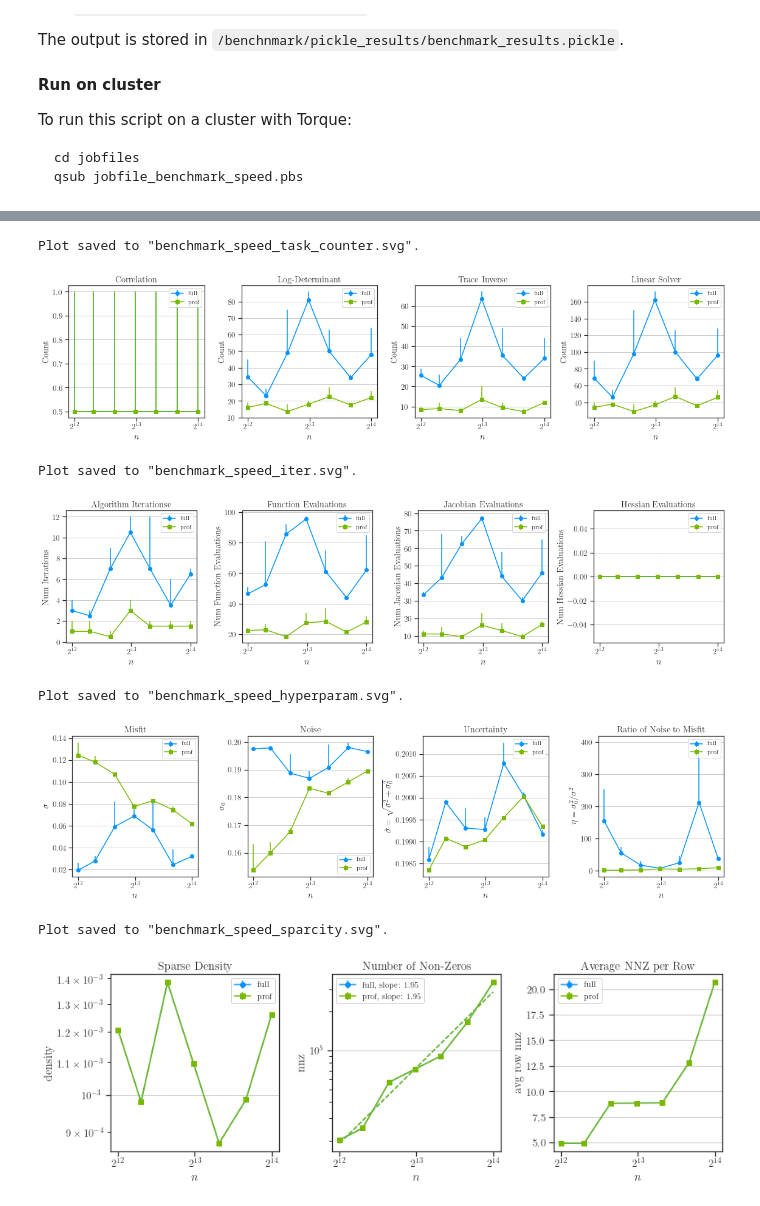
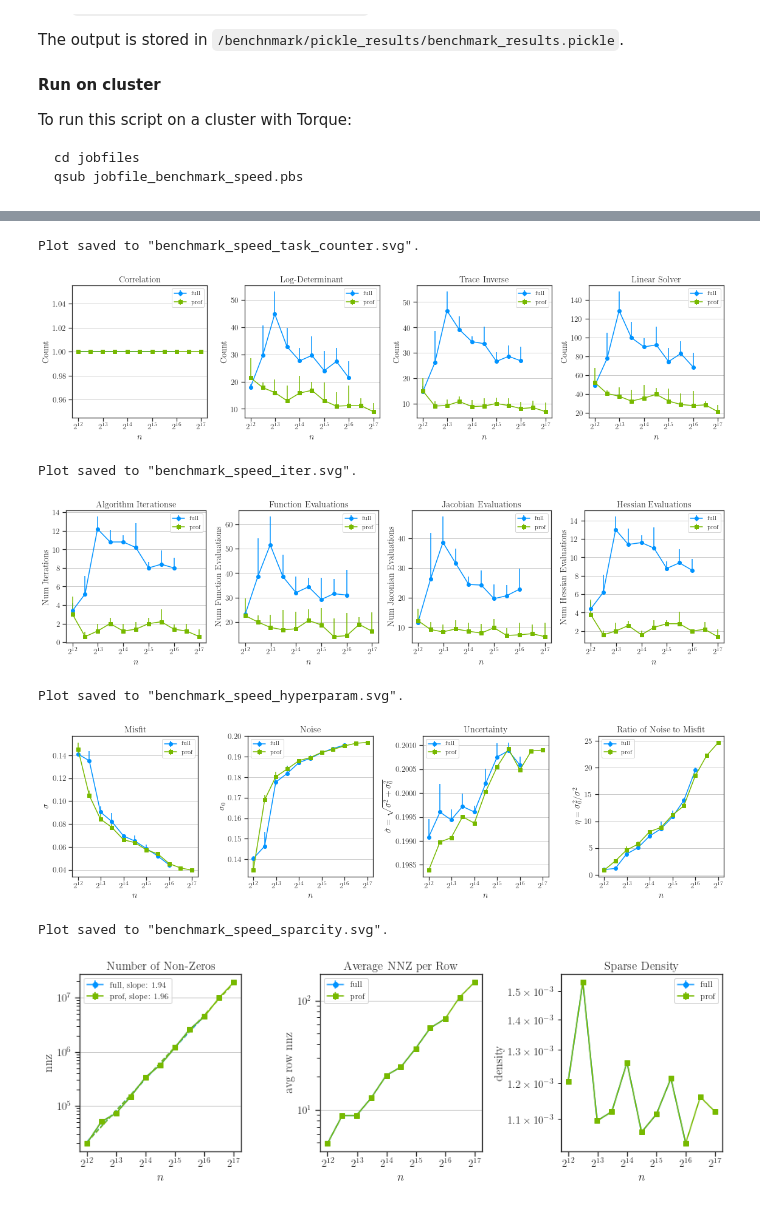
Before and after one commit to ameli/glearn, a Jupyter notebook: benchmark/notebooks/plot_benchmark_speed.ipynb, the cells around one changed output, grey strips where cells are left out. Drawn from its saved outputs; the diff is of its cells as text; code cells hidden in the pictures.

Commit message:
approx prof likelihood

```diff
--- a/benchmark/notebooks/plot_benchmark_speed.ipynb
+++ b/benchmark/notebooks/plot_benchmark_speed.ipynb
@@ -43,6 +43,8 @@ plt.rcParams['svg.fonttype'] = 'none'
 benchmark_dir = '..'
 # base_filename = 'benchmark_speed_dense'
 base_filename = 'benchmark_speed'
+#base_filename = 'benchmark_speed_newton_cg'
+#base_filename = 'benchmark_speed_cg'
 #base_filename = 'benchmark_speed_sparse_cg'
 #base_filename = 'benchmark_speed_sparse_ncg'
 results_filename = join(benchmark_dir, 'pickle_results', base_filename + '.pickle')
@@ -77,19 +79,27 @@ def read(var_name, key):
     """
 
     var = {}
+
     var['full'] = numpy.zeros((num_data, repeat), dtype=float)
     var['prof'] = numpy.zeros((num_data, repeat), dtype=float)
 
     for i in range(num_data):
         for j in range(repeat):
 
-            if key in results[i]['full_likelihood'][j]:
-                if var_name in results[i]['full_likelihood'][j][key]:
-                    var['full'][i, j] = results[i]['full_likelihood'][j][key][var_name]
+            if j < len(results[i]['full_likelihood']):
+                if key in results[i]['full_likelihood'][j]:
+                    if var_name in results[i]['full_likelihood'][j][key]:
+                        var['full'][i, j] = results[i]['full_likelihood'][j][key][var_name]
+            else:
+                var['full'][i, j] = numpy.nan
 
-            if key in results[i]['prof_likelihood'][j]:
-                if var_name in results[i]['prof_likelihood'][j][key]:
-                    var['prof'][i, j] = results[i]['prof_likelihood'][j][key][var_name]
+
+            if j < len(results[i]['prof_likelihood']):
+                if key in results[i]['prof_likelihood'][j]:
+                    if var_name in results[i]['prof_likelihood'][j][key]:
+                        var['prof'][i, j] = results[i]['prof_likelihood'][j][key][var_name]
+            else:
+                var['prof'][i, j] = numpy.nan
 
     return var
 
@@ -132,14 +142,21 @@ max_fun_rel = numpy.zeros((num_data, repeat), dtype=float)
 
 sizes = numpy.zeros((num_data, ), dtype=float)
 for i in range(num_data):
-    sizes[i] = results[i]['full_likelihood'][0]['data']['size']
+    sizes[i] = results[i]['prof_likelihood'][0]['data']['size']
 
     #  Repeats of experiments
     for j in range(repeat):
 
-        max_fun['full'][i] = results[i]['full_likelihood'][j]['optimization']['max_fun']
+        if j < len(results[i]['full_likelihood']):
+            max_fun['full'][i] = results[i]['full_likelihood'][j]['optimization']['max_fun']
+        else:
+            max_fun['full'][i] = numpy.nan
 
-        max_fun_prof = results[i]['prof_likelihood'][j]['optimization']['max_fun']
+        if j < len(results[i]['prof_likelihood']):
+            max_fun_prof = results[i]['prof_likelihood'][j]['optimization']['max_fun']
+        else:
+            max_fun_prof = numpy.nan
+
         if isinstance(max_fun_prof, float):
             max_fun['prof'][i, j] = max_fun_prof
             max_fun_rel[i, j] = 1.0 - max_fun['prof'][i, j] / max_fun['full'][i, j]
@@ -169,6 +186,10 @@ def log_fit(x, y):
     """
     finds a in y = x**a
     """
+
+    not_nan = numpy.logical_not(numpy.isnan(y))
+    x = x[not_nan]
+    y = y[not_nan]
 
     log2_x = numpy.log2(x)
     log2_y = numpy.log2(y)
@@ -328,7 +349,7 @@ plot_var(ax[3], sol_count, 'Count', 'Linear Solver')
 save_plot(plt, 'benchmark_speed_task_counter')
 # %% [output]
 Plot saved to "benchmark_speed_task_counter.svg".
-[figure, old version]
+[figure, new version]
 # %%
 fig, ax = plt.subplots(figsize=(16, 4.2), nrows=1, ncols=4)
 
@@ -342,7 +363,7 @@ plot_var(ax[3], num_hes_eval, 'Num Hessian Evaluations', 'Hessian Evaluations')
 save_plot(plt, 'benchmark_speed_iter')
 # %% [output]
 Plot saved to "benchmark_speed_iter.svg".
-[figure, old version]
+[figure, new version]
 # %%
 fig, ax = plt.subplots(figsize=(16, 4.4), nrows=1, ncols=4)
 
@@ -356,20 +377,20 @@ plot_var(ax[3], eta, r'$\eta = \sigma_0^2 / \sigma^2$', 'Ratio of Noise to Misfi
 save_plot(plt, 'benchmark_speed_hyperparam')
 # %% [output]
 Plot saved to "benchmark_speed_hyperparam.svg".
-[figure, old version]
+[figure, new version]
 # %%
 fig, ax = plt.subplots(figsize=(12, 4.2), nrows=1, ncols=3)
 
 # Plot iterations
-plot_var(ax[0], density, 'density', 'Sparse Density', ylog=True)
-plot_var(ax[1], nnz, 'nnz', 'Number of Non-Zeros', ylog=True, fit=True)
-plot_var(ax[2], avg_row_nnz, 'avg row nnz', 'Average NNZ per Row')
+plot_var(ax[0], nnz, 'nnz', 'Number of Non-Zeros', ylog=True, fit=True)
+plot_var(ax[1], avg_row_nnz, 'avg row nnz', 'Average NNZ per Row', ylog=True)
+plot_var(ax[2], density, 'density', 'Sparse Density', ylog=True)
 
 # Save plot
 save_plot(plt, 'benchmark_speed_sparcity')
 # %% [output]
 Plot saved to "benchmark_speed_sparcity.svg".
-[figure, old version]
+[figure, new version]
 # %%
 fig, ax = plt.subplots(figsize=(8, 4), nrows=1, ncols=2)
 
```
Also changed, not shown: parts of 7 cells of this notebook, 17 other files.
